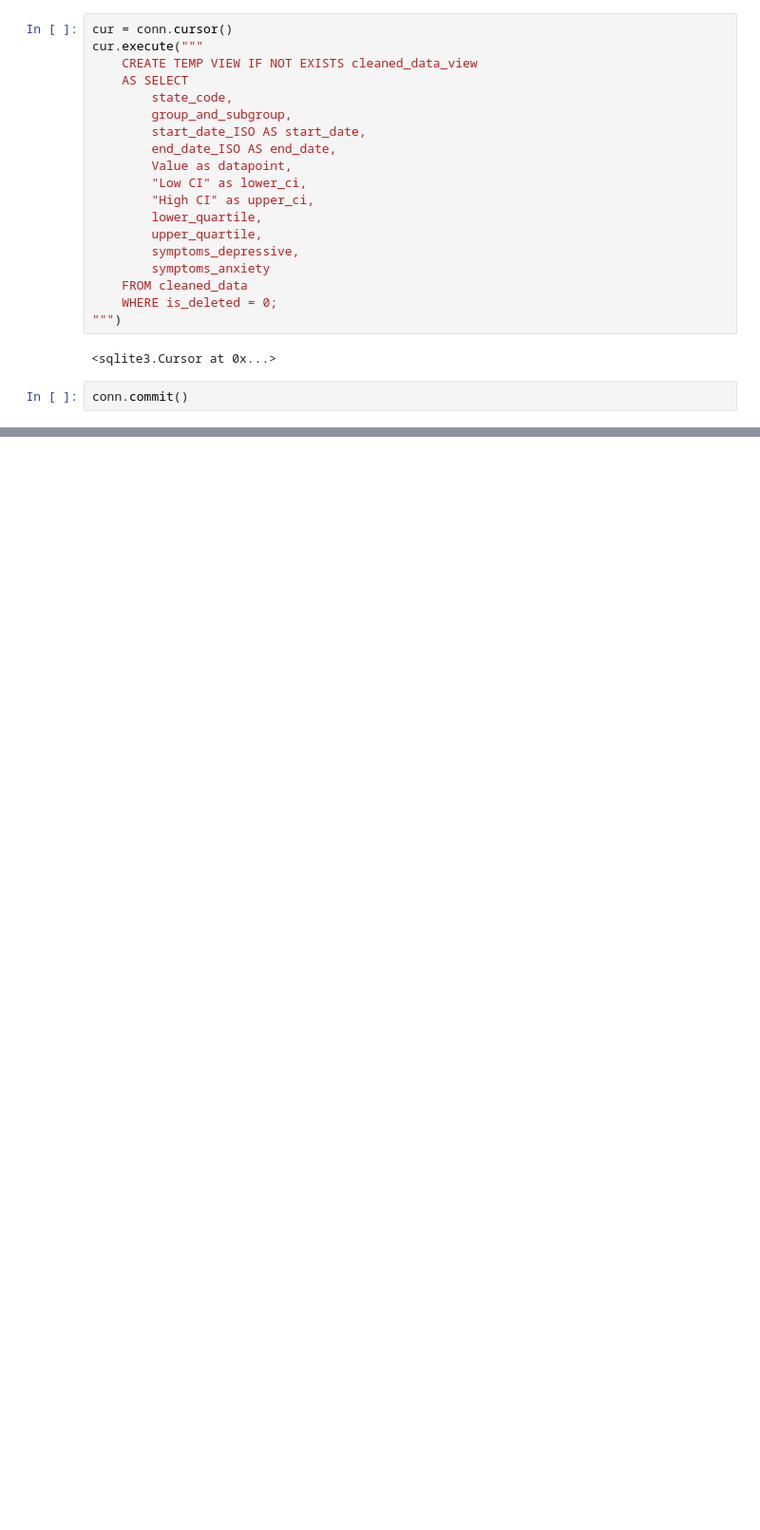
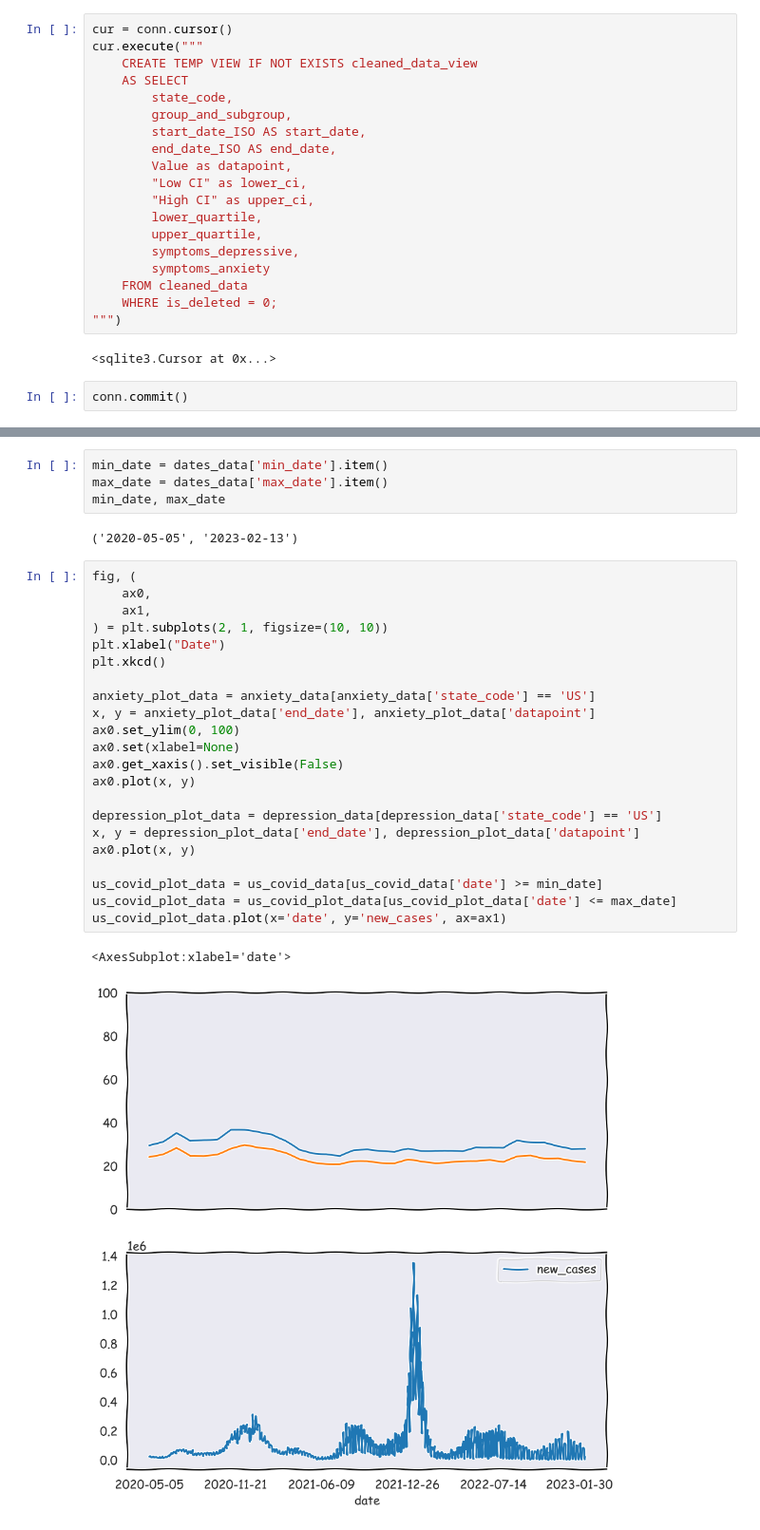
Before and after one commit to pdlozano/depression-and-anxiety-indicators, a Jupyter notebook: main.ipynb, the cells around one changed output, grey strips where cells are left out. Shown at 95% size. Drawn from its saved outputs; the diff is of its cells as text; blank space fills up the shorter version.

```diff
--- a/main.ipynb
+++ b/main.ipynb
@@ -835,0 +903,31 @@ for index, item in colors.iterrows():
+# %%
+min_date = dates_data['min_date'].item()
+max_date = dates_data['max_date'].item()
+min_date, max_date
+# %% [output]
+('2020-05-05', '2023-02-13')
+# %%
+fig, (
+    ax0,
+    ax1,
+) = plt.subplots(2, 1, figsize=(10, 10))
+plt.xlabel("Date")
+plt.xkcd()
+
+anxiety_plot_data = anxiety_data[anxiety_data['state_code'] == 'US']
+x, y = anxiety_plot_data['end_date'], anxiety_plot_data['datapoint']
+ax0.set_ylim(0, 100)
+ax0.set(xlabel=None)
+ax0.get_xaxis().set_visible(False)
+ax0.plot(x, y)
+
+depression_plot_data = depression_data[depression_data['state_code'] == 'US']
+x, y = depression_plot_data['end_date'], depression_plot_data['datapoint']
+ax0.plot(x, y)
+
+us_covid_plot_data = us_covid_data[us_covid_data['date'] >= min_date]
+us_covid_plot_data = us_covid_plot_data[us_covid_plot_data['date'] <= max_date]
+us_covid_plot_data.plot(x='date', y='new_cases', ax=ax1)
+# %% [output]
+<AxesSubplot:xlabel='date'>
+[figure, added]
```
Also changed, not shown: parts of 39 cells of this notebook, 2 other files.
